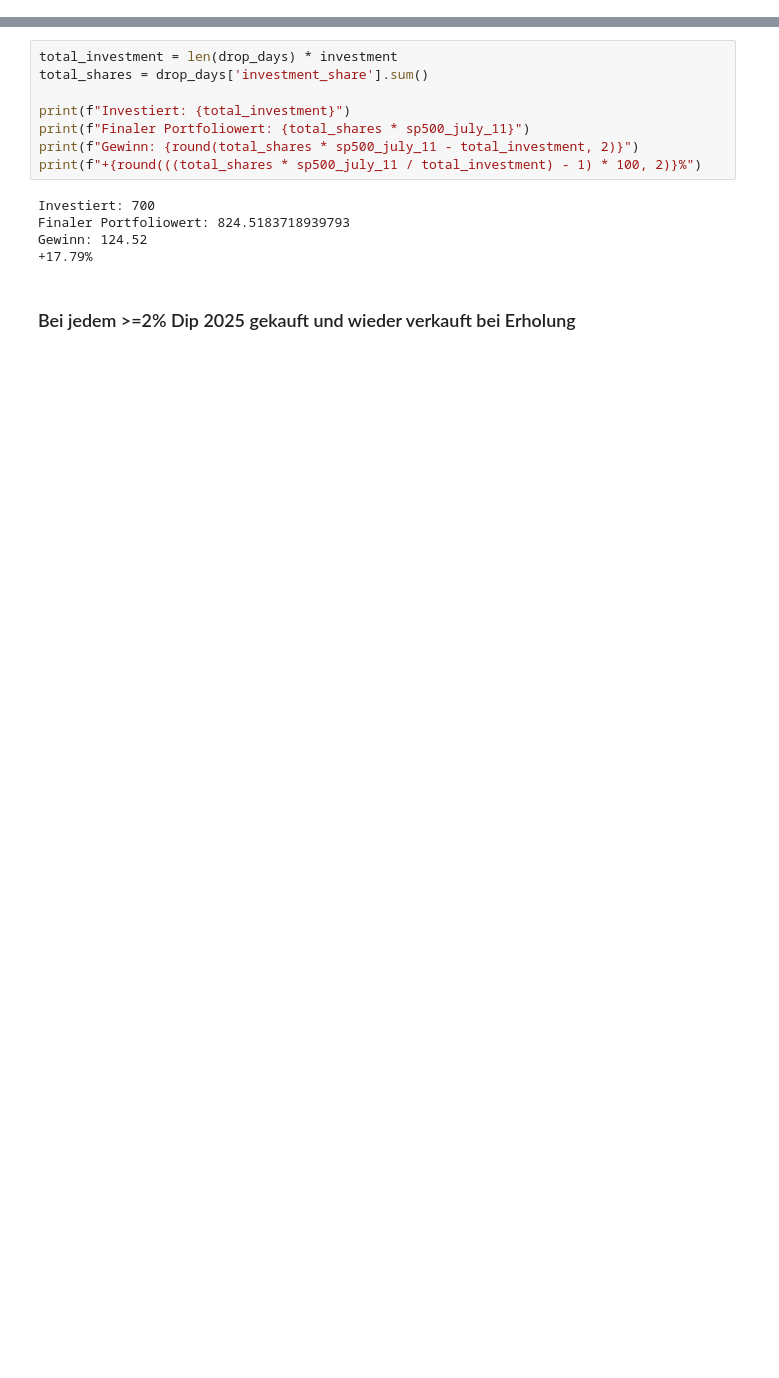
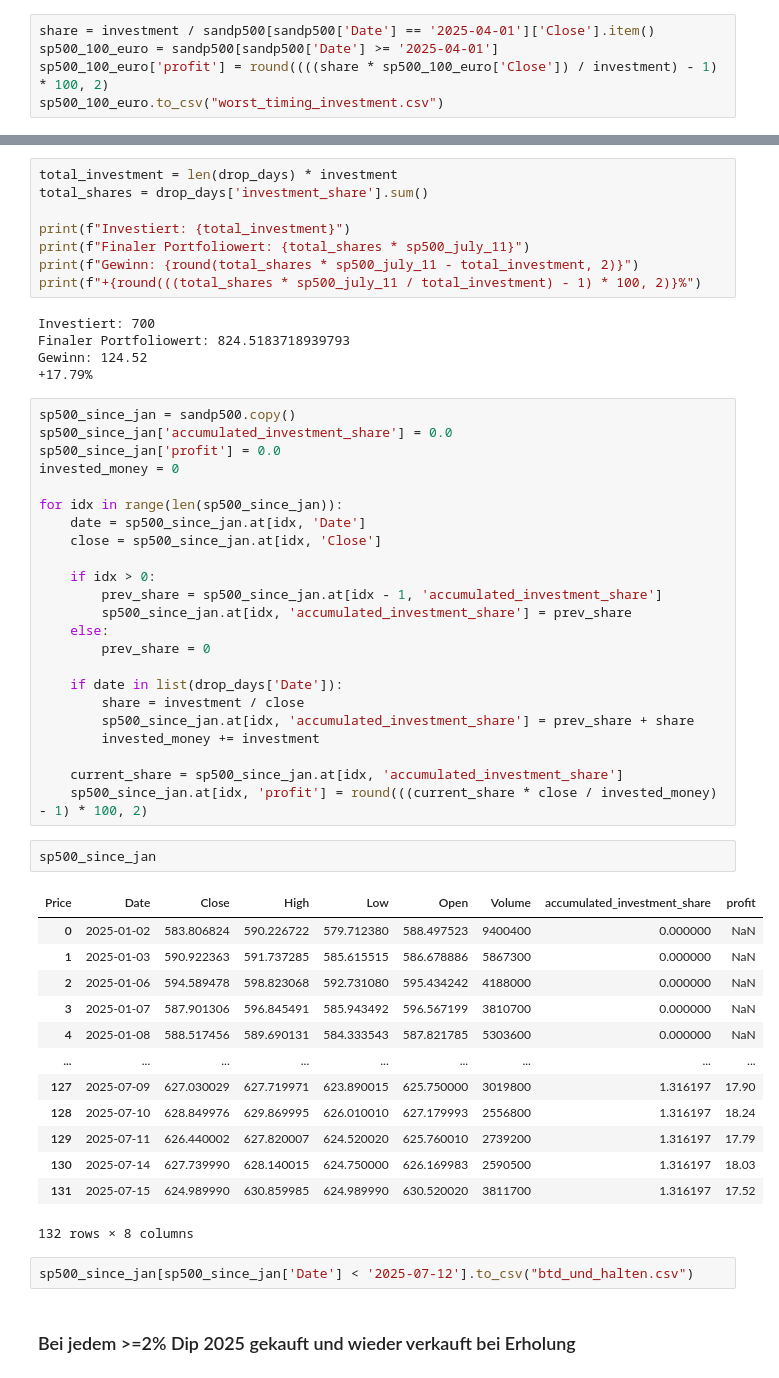
Before and after one commit to moessiathandelsblatt/liberationday_investment, a Jupyter notebook: notebook.ipynb, the cells around one changed output, grey strips where cells are left out. Drawn from its saved outputs; the diff is of its cells as text; blank space fills up the shorter version.

```diff
--- a/notebook.ipynb
+++ b/notebook.ipynb
@@ -45,3 +46,8 @@ Investiert: 100
 Finaler Portfoliowert: 111.46120531438214
 Gewinn: 11.46
 +11.46%
+# %%
+share = investment / sandp500[sandp500['Date'] == '2025-04-01']['Close'].item()
+sp500_100_euro = sandp500[sandp500['Date'] >= '2025-04-01']
+sp500_100_euro['profit'] = round((((share * sp500_100_euro['Close']) / investment) - 1) * 100, 2)
+sp500_100_euro.to_csv("worst_timing_investment.csv")
@@ -78,6 +94,47 @@ Investiert: 700
 Finaler Portfoliowert: 824.5183718939793
 Gewinn: 124.52
 +17.79%
+# %%
+sp500_since_jan = sandp500.copy()
+sp500_since_jan['accumulated_investment_share'] = 0.0
+sp500_since_jan['profit'] = 0.0
+invested_money = 0
+
+for idx in range(len(sp500_since_jan)):
+    date = sp500_since_jan.at[idx, 'Date']
+    close = sp500_since_jan.at[idx, 'Close']
+
+    if idx > 0:
+        prev_share = sp500_since_jan.at[idx - 1, 'accumulated_investment_share']
+        sp500_since_jan.at[idx, 'accumulated_investment_share'] = prev_share
+    else:
+        prev_share = 0
+
+    if date in list(drop_days['Date']):
+        share = investment / close
+        sp500_since_jan.at[idx, 'accumulated_investment_share'] = prev_share + share
+        invested_money += investment
+
+    current_share = sp500_since_jan.at[idx, 'accumulated_investment_share']
+    sp500_since_jan.at[idx, 'profit'] = round(((current_share * close / invested_money) - 1) * 100, 2)
+# %%
+sp500_since_jan
+# %% [output]
+| Price | Date | Close | High | Low | Open | Volume | accumulated_investment_share | profit |
+| 0 | 2025-01-02 | 583.806824 | 590.226722 | 579.712380 | 588.497523 | 9400400 | 0.000000 | NaN |
+| 1 | 2025-01-03 | 590.922363 | 591.737285 | 585.615515 | 586.678886 | 5867300 | 0.000000 | NaN |
+| 2 | 2025-01-06 | 594.589478 | 598.823068 | 592.731080 | 595.434242 | 4188000 | 0.000000 | NaN |
+| 3 | 2025-01-07 | 587.901306 | 596.845491 | 585.943492 | 596.567199 | 3810700 | 0.000000 | NaN |
+| 4 | 2025-01-08 | 588.517456 | 589.690131 | 584.333543 | 587.821785 | 5303600 | 0.000000 | NaN |
+| ... | ... | ... | ... | ... | ... | ... | ... | ... |
+| 127 | 2025-07-09 | 627.030029 | 627.719971 | 623.890015 | 625.750000 | 3019800 | 1.316197 | 17.90 |
+| 128 | 2025-07-10 | 628.849976 | 629.869995 | 626.010010 | 627.179993 | 2556800 | 1.316197 | 18.24 |
+| 129 | 2025-07-11 | 626.440002 | 627.820007 | 624.520020 | 625.760010 | 2739200 | 1.316197 | 17.79 |
+| 130 | 2025-07-14 | 627.739990 | 628.140015 | 624.750000 | 626.169983 | 2590500 | 1.316197 | 18.03 |
+| 131 | 2025-07-15 | 624.989990 | 630.859985 | 624.989990 | 630.520020 | 3811700 | 1.316197 | 17.52 |
+132 rows × 8 columns
+# %%
+sp500_since_jan[sp500_since_jan['Date'] < '2025-07-12'].to_csv("btd_und_halten.csv")
 # %% [markdown]
 ### Bei jedem >=2% Dip 2025 gekauft und wieder verkauft bei Erholung
 # %%
```
Also changed, not shown: parts of 13 cells of this notebook, 7 other files.
